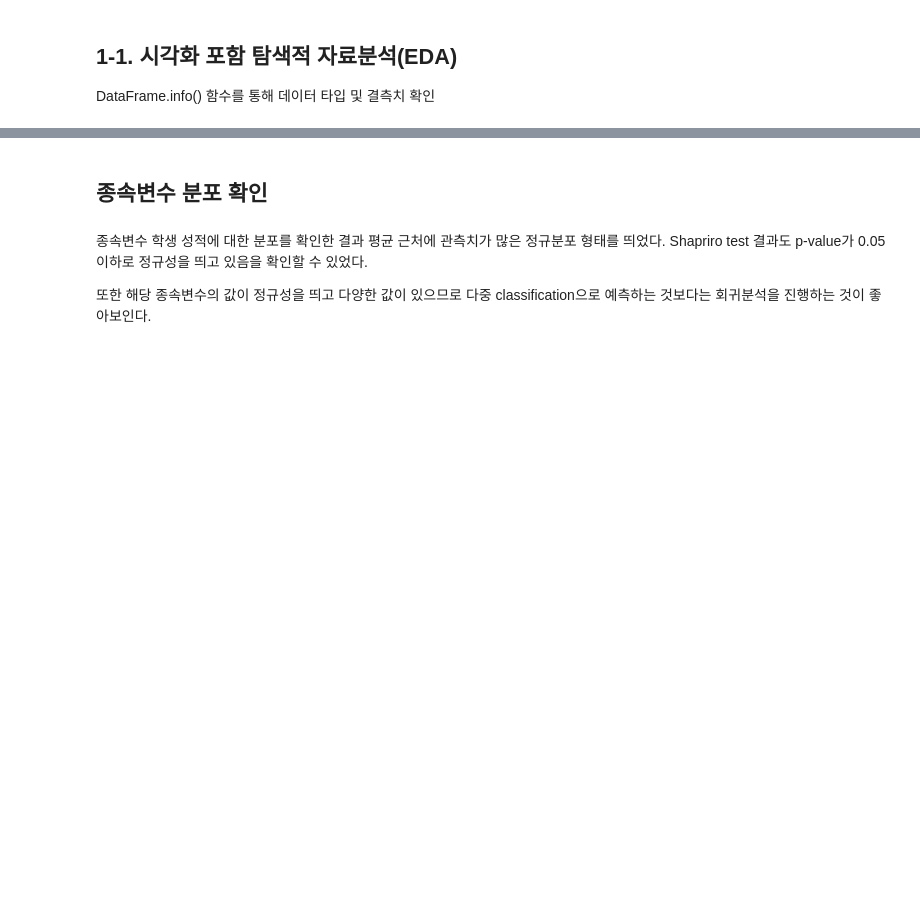
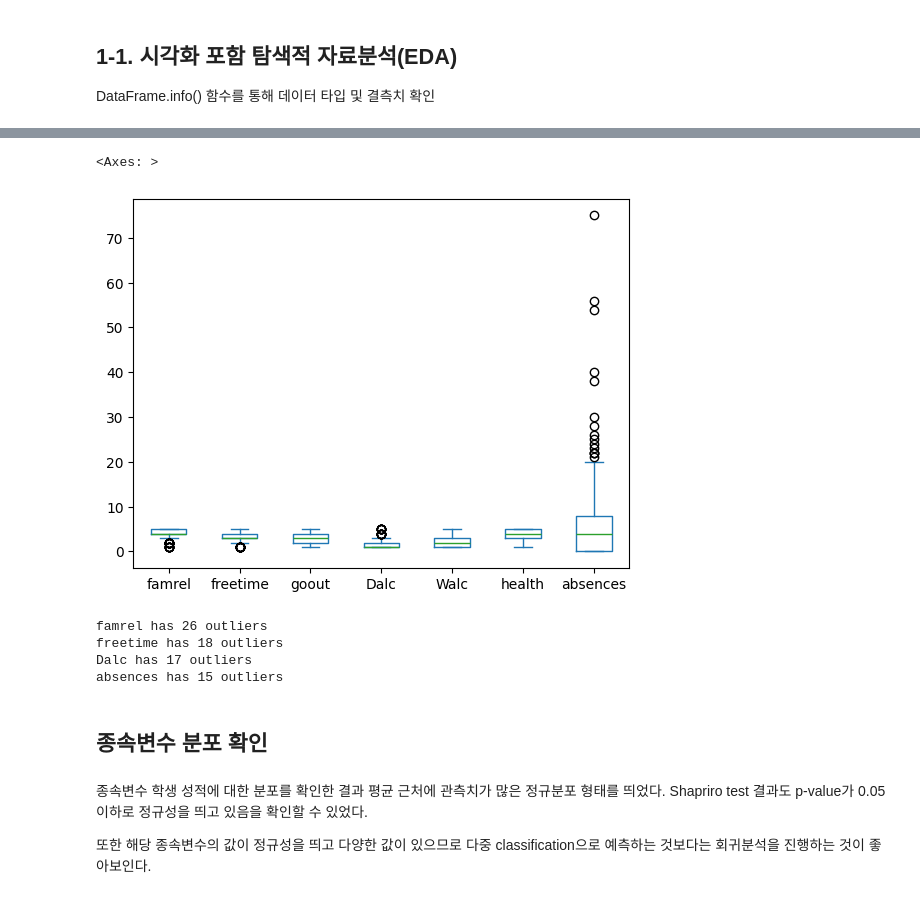
Before and after one commit to blueage98/adp_work, a Jupyter notebook: ADP-실기-DESSA/최신 기출동형 모의고사/1회_머신러닝 - 연습.ipynb, the cells around one changed output, grey strips where cells are left out. Saved outputs shown, nothing was run; the diff lists cells and outputs as text; code cells hidden in the pictures; blank space fills up the shorter version.

```diff
--- a/ADP-실기-DESSA/최신 기출동형 모의고사/1회_머신러닝 - 연습.ipynb
+++ b/ADP-실기-DESSA/최신 기출동형 모의고사/1회_머신러닝 - 연습.ipynb
@@ -34,3 +84,10 @@ df
 ## 1-1. 시각화 포함 탐색적 자료분석(EDA)
 
 DataFrame.info() 함수를 통해 데이터 타입 및 결측치 확인
+# %%
+nul_df = df.isnull().sum()
+nul_df = nul_df[nul_df > 0]
+nul_cols = nul_df.index.tolist()
+
+print(f'결측치를 갖는 열과 결측치 수는 아래와 같다.')
+print(nul_df)
@@ -37,3 +104,23 @@ DataFrame.info() 함수를 통해 데이터 타입 및 결측치 확인
+# %%
+df[nul_cols].plot(kind='box')
+print('famrel, freetime, Dalc, absences는 극단값들을 갖는 것으로 보인다.')
+# %% [output]
+<Axes: >
+[figure, added]
+# %%
+outlier_cols = ['famrel', 'freetime', 'Dalc', 'absences']
+
+for col in outlier_cols:
+    IQR = df[col].quantile(0.75) - df[col].quantile(0.25)
+    UTV = df[col].quantile(0.75) + 1.5*IQR
+    LTV = df[col].quantile(0.25) - 1.5*IQR
+    outlier_count = df[(df[col] > UTV) | (df[col] < LTV)].shape[0]
+    print(f'{col} has {outlier_count} outliers')
+# %% [output]
+famrel has 26 outliers
+freetime has 18 outliers
+Dalc has 17 outliers
+absences has 15 outliers
 # %% [markdown]
 ## 종속변수 분포 확인
 # %% [markdown]
```
Also changed, not shown: parts of 5 cells of this notebook.
